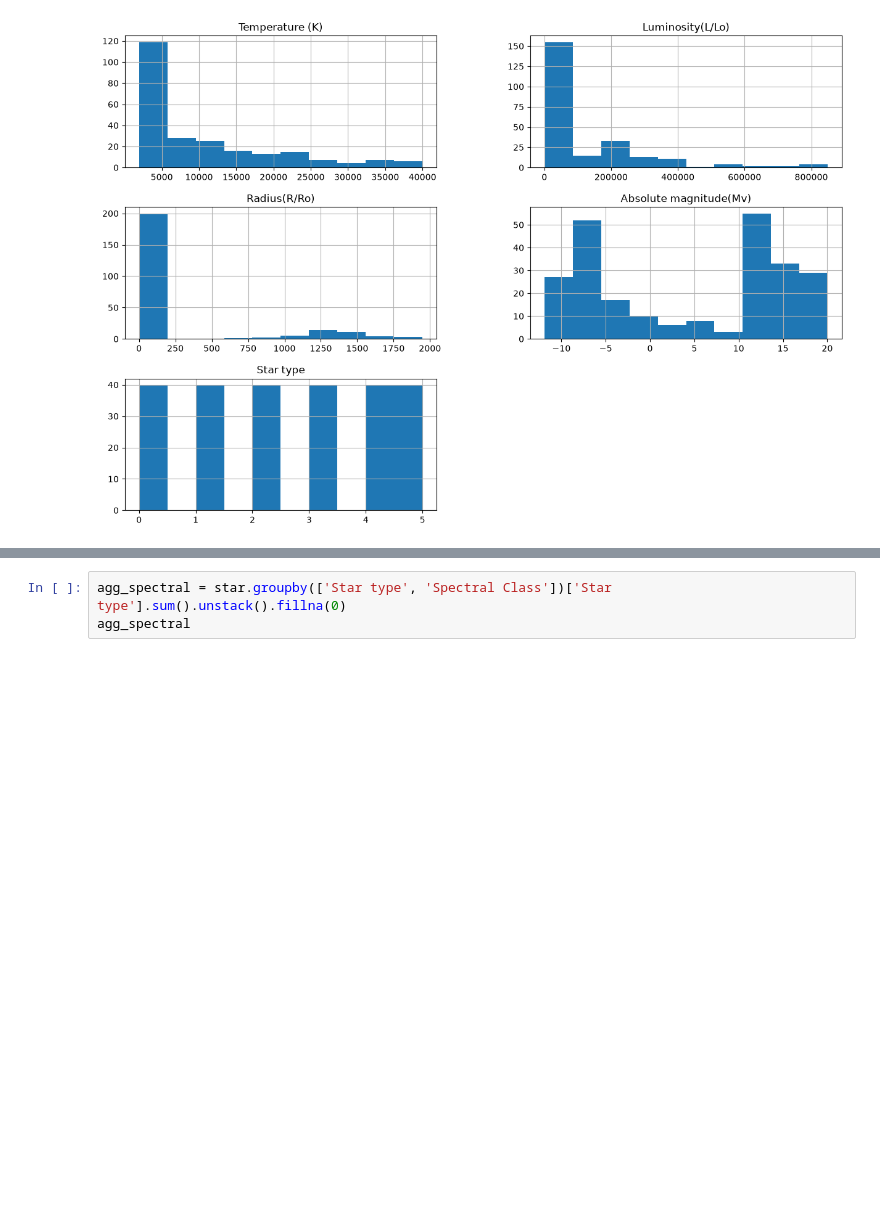
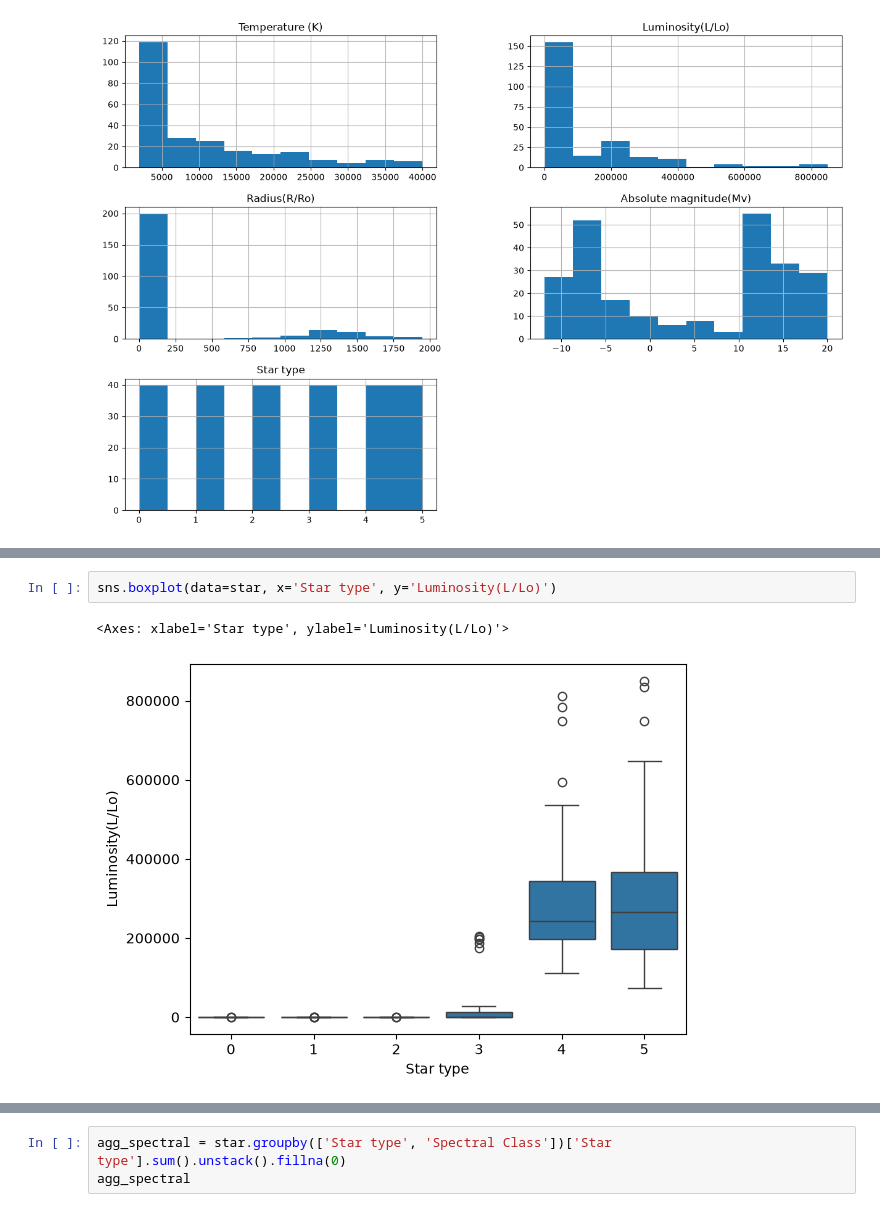
Before and after one commit to id2591/ProjectPBDE, a Jupyter notebook: StarDescriptive.ipynb, the cells around one changed output, grey strips where cells are left out. Saved outputs shown, nothing was run; the diff lists cells and outputs as text; blank space fills up the shorter version.

```diff
--- a/StarDescriptive.ipynb
+++ b/StarDescriptive.ipynb
@@ -33,0 +39,5 @@ array([[<Axes: title={'center': 'Temperature (K)'}>,
+# %%
+sns.boxplot(data=star, x='Star type', y='Luminosity(L/Lo)')
+# %% [output]
+<Axes: xlabel='Star type', ylabel='Luminosity(L/Lo)'>
+[figure, added]
```
Also changed, not shown: parts of 5 cells of this notebook.
